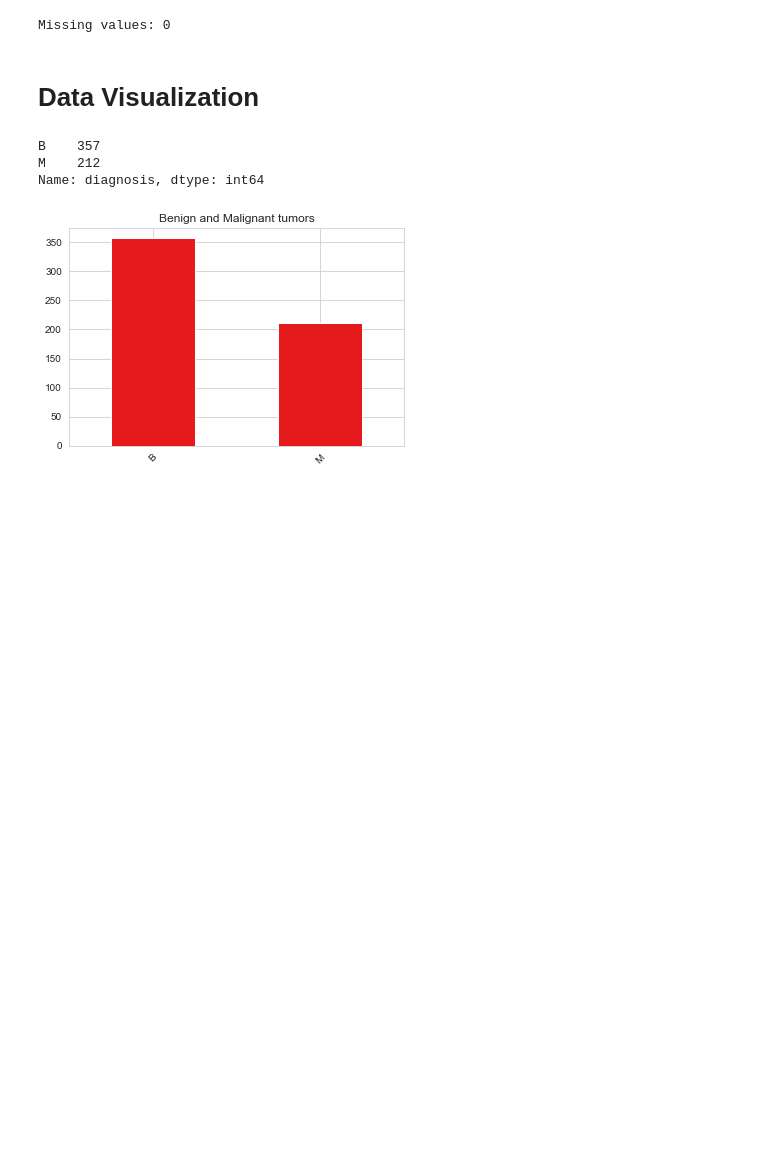
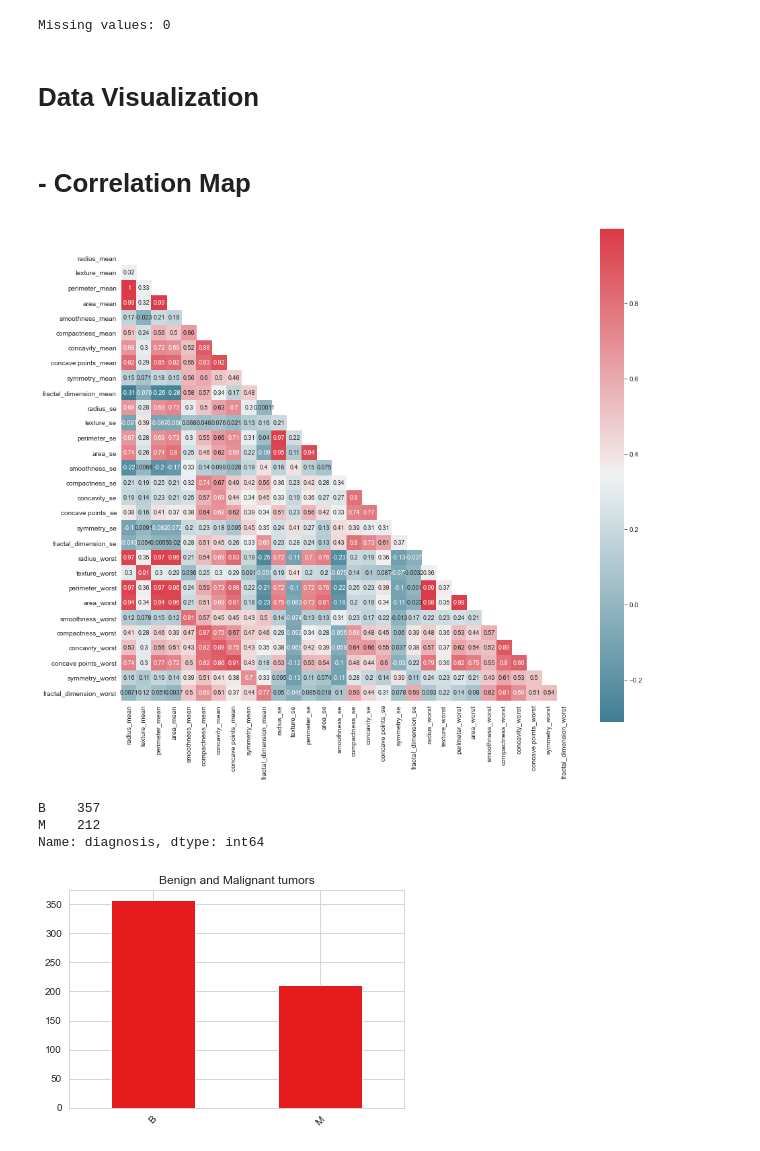
Before and after one commit to IbriRima/AI_GoMyCode, a Jupyter notebook: Final_P.ipynb, the cells around one changed output. Saved outputs shown, nothing was run; the diff lists cells and outputs as text; code cells hidden in the pictures; blank space fills up the shorter version.

```diff
--- a/Final_P.ipynb
+++ b/Final_P.ipynb
@@ -113,6 +120,41 @@ print("Missing values:",df.isnull().sum().sum())
 Missing values: 0
 # %% [markdown]
 # Data Visualization
+# %% [markdown]
+# - Correlation Map
+# %%
+def plot_correlation_map( df ):
+
+
+    corr=df.corr()
+    s , ax = plt.subplots( figsize =( 15 , 15 ) )
+
+    cmap = sns.diverging_palette( 220 , 10 , as_cmap = True )
+
+    mask = np.triu(np.ones_like(corr, dtype=bool))
+
+    s = sns.heatmap(
+
+        corr,
+
+        cmap = cmap,
+
+        mask=mask,
+
+        square=True,
+
+        cbar_kws={ 'shrink' : .9 },
+
+        ax=ax,
+
+        annot = True,
+
+        annot_kws = { 'fontsize' : 9 }
+
+        )
+plot_correlation_map(df)
+# %% [output]
+[figure, added]
 # %%
 vc=df["diagnosis"].value_counts()
 vc.plot.bar(rot=45,colormap="Set1",title="Benign and Malignant tumors")
```
Also changed, not shown: parts of 26 cells of this notebook.
